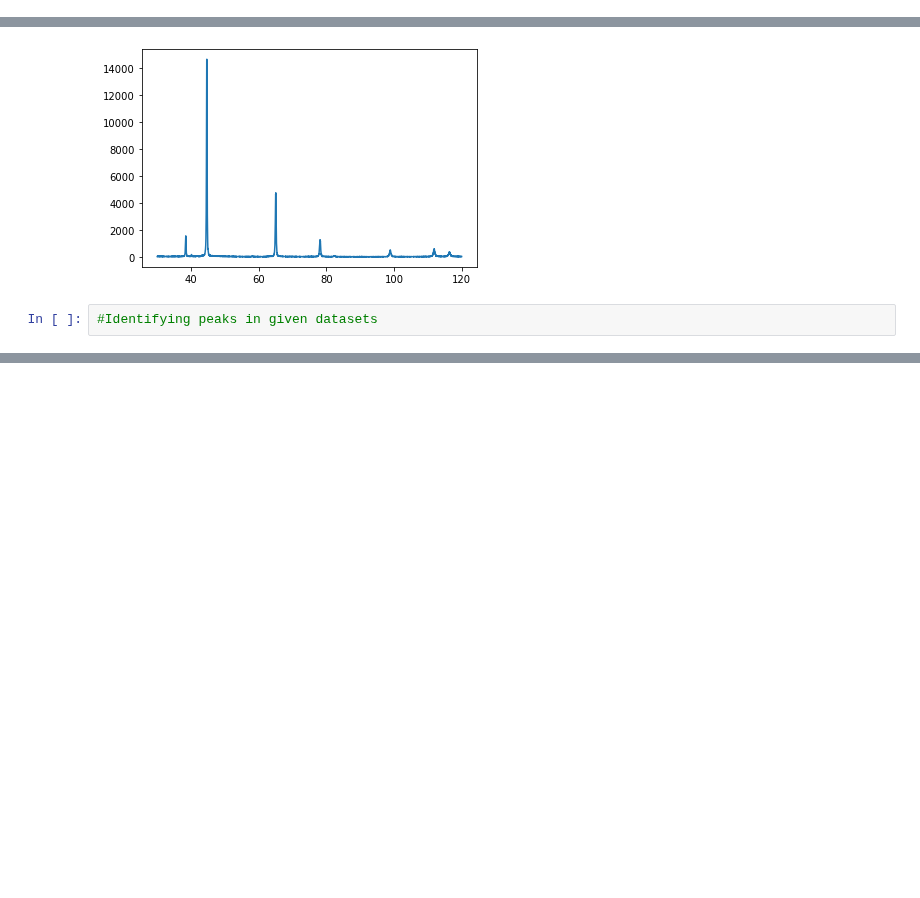
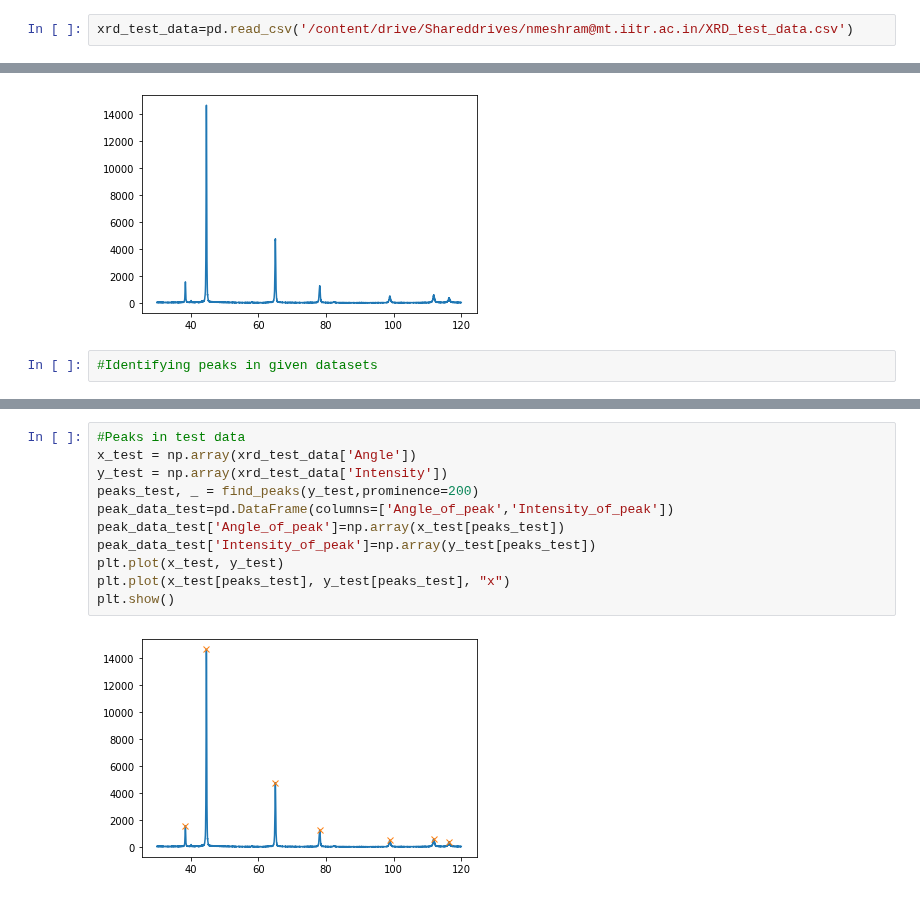
Before and after one commit to mahimathakkar/X-ray-diffraction-patterns-for-line-profile-analysis, a Jupyter notebook: XRD_analysis.ipynb, the cells around one changed output, grey strips where cells are left out. Drawn from its saved outputs; the diff is of its cells as text; blank space fills up the shorter version.

```diff
--- a/XRD_analysis.ipynb
+++ b/XRD_analysis.ipynb
@@ -9,3 +13,5 @@ xrd_test_data=pd.read_csv('C:\\Users\\91797\\Desktop\\BTP\\XRD_test_data.csv')
+# %%
+xrd_test_data=pd.read_csv('/content/drive/Shareddrives/nmeshram@mt.iitr.ac.in/XRD_test_data.csv')
 # %%
 #Visualize both data sets..
 xrd_si_data.head()
@@ -63,0 +67,13 @@ peak_data_si
+# %%
+#Peaks in test data
+x_test = np.array(xrd_test_data['Angle'])
+y_test = np.array(xrd_test_data['Intensity'])
+peaks_test, _ = find_peaks(y_test,prominence=200)
+peak_data_test=pd.DataFrame(columns=['Angle_of_peak','Intensity_of_peak'])
+peak_data_test['Angle_of_peak']=np.array(x_test[peaks_test])
+peak_data_test['Intensity_of_peak']=np.array(y_test[peaks_test])
+plt.plot(x_test, y_test)
+plt.plot(x_test[peaks_test], y_test[peaks_test], "x")
+plt.show()
+# %% [output]
+[figure, added]
```
Also changed, not shown: parts of 10 cells of this notebook.
